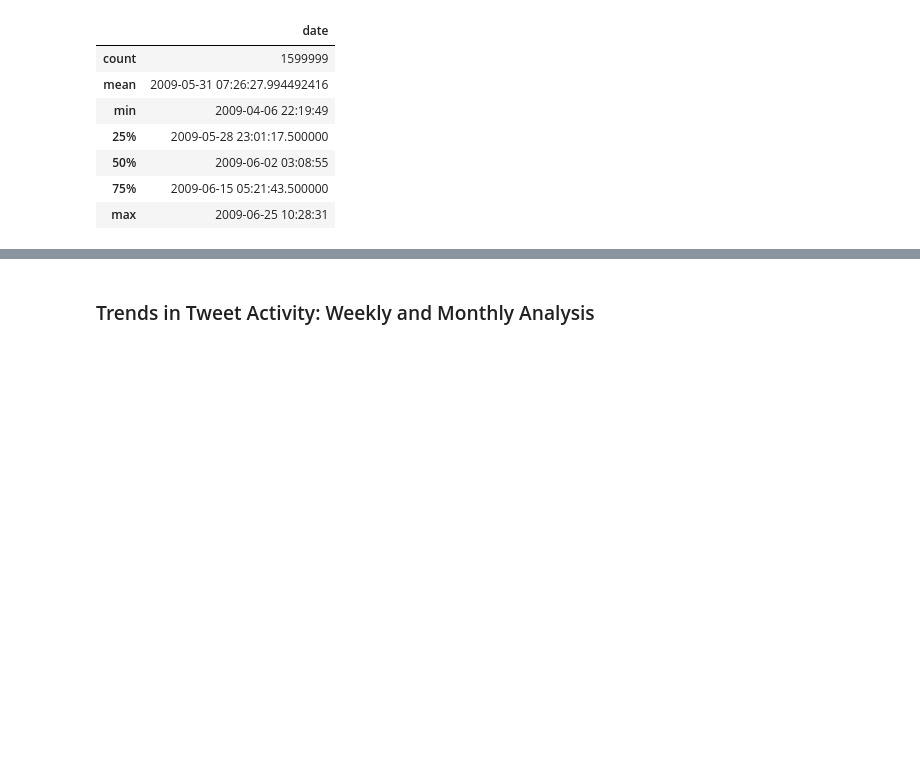
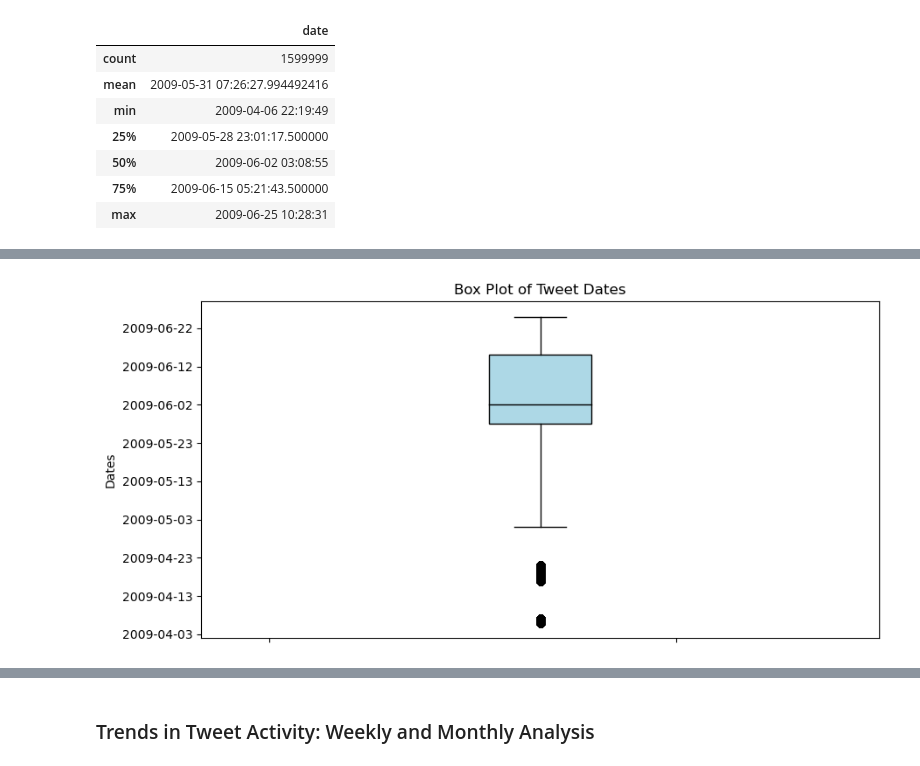
Before and after one commit to rosilenedasilva/twitter_sentiment_analysis_time_series_pyspark_mysql_ipynb, a Jupyter notebook: Integrated_CA2MScDA_ BD_ADA_V2.ipynb, the cells around one changed output, grey strips where cells are left out. Saved outputs shown, nothing was run; the diff lists cells and outputs as text; code cells hidden in the pictures; blank space fills up the shorter version.

```diff
--- a/Integrated_CA2MScDA_ BD_ADA_V2.ipynb
+++ b/Integrated_CA2MScDA_ BD_ADA_V2.ipynb
@@ -683,0 +231,23 @@ twitter_df.describe()
+# %%
+plt.figure(figsize=(10, 5))
+
+# Convert dates to ordinal for plotting
+box = plt.boxplot(twitter_df['date'].map(pd.Timestamp.toordinal),
+                  patch_artist=True,
+                  boxprops=dict(facecolor='lightblue', color='black'),
+                  whiskerprops=dict(color='black'),
+                  capprops=dict(color='black'),
+                  medianprops=dict(color='black'),
+                  flierprops=dict(marker='o', markerfacecolor='black', markeredgecolor='black'))
+
+# Limit x-axis to one tick
+plt.gca().xaxis.set_major_locator(plt.MaxNLocator(1))
+
+# Convert ordinal numbers back to dates on the y-axis
+plt.gca().yaxis.set_major_formatter(plt.FuncFormatter(lambda x, _: pd.Timestamp.fromordinal(int(x)).strftime('%Y-%m-%d')))
+plt.title('Box Plot of Tweet Dates')
+plt.ylabel('Dates')
+plt.grid(False)
+plt.show()
+# %% [output]
+[figure, added]
```
Also changed, not shown: parts of 347 cells of this notebook, 1 other file.
